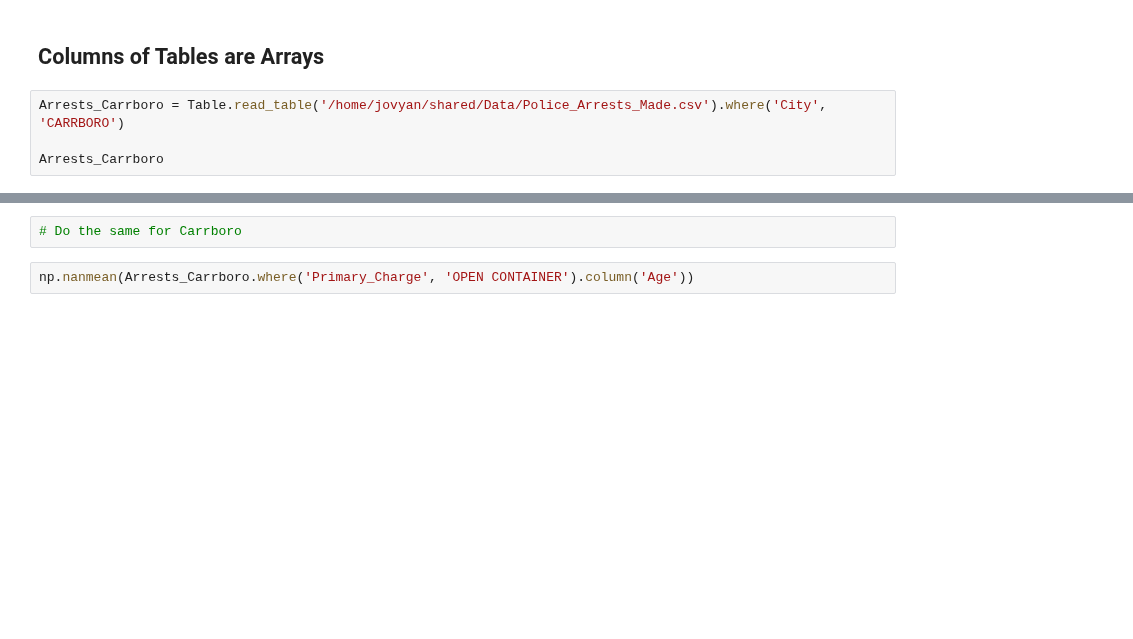
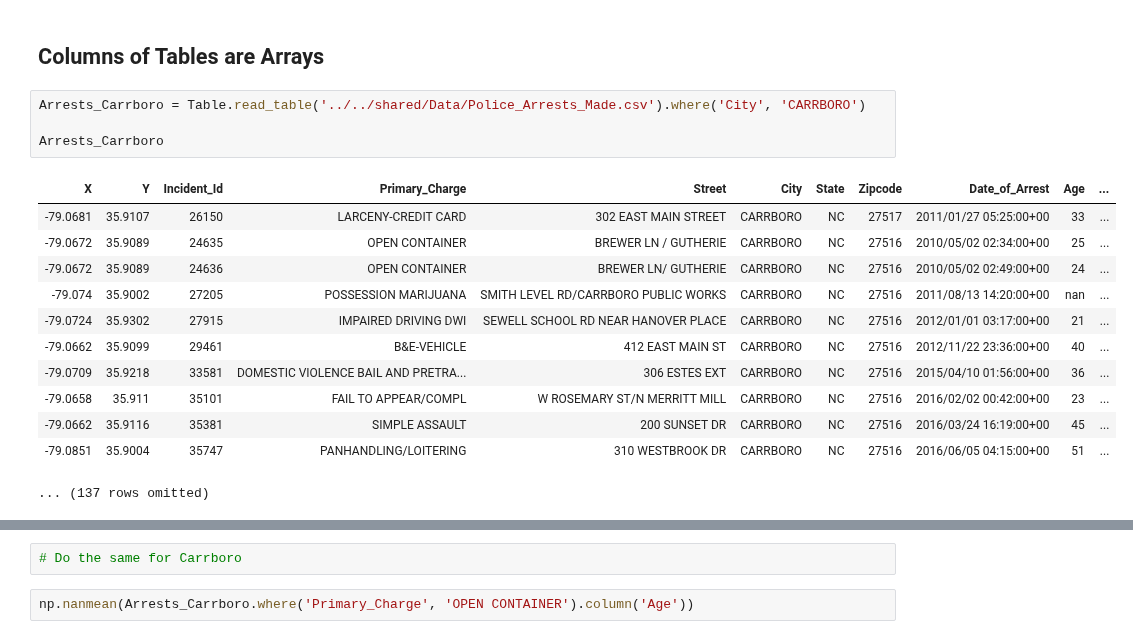
Before and after one commit to AjaxAcheles/STOR-120, a Jupyter notebook: Lectures/Lec 3/STOR 120 - Lecture 03 - Fa26.ipynb, the cells around one changed output, grey strips where cells are left out. Drawn from its saved outputs; the diff is of its cells as text; blank space fills up the shorter version.

```diff
--- a/Lectures/Lec 3/STOR 120 - Lecture 03 - Fa26.ipynb
+++ b/Lectures/Lec 3/STOR 120 - Lecture 03 - Fa26.ipynb
@@ -134,8 +335,21 @@ make_array('a', 'b', 'c')
 # %% [markdown]
 ## Columns of Tables are Arrays ##
 # %%
-Arrests_Carrboro = Table.read_table('/home/jovyan/shared/Data/Police_Arrests_Made.csv').where('City', 'CARRBORO')
+Arrests_Carrboro = Table.read_table('../../shared/Data/Police_Arrests_Made.csv').where('City', 'CARRBORO')
 
 Arrests_Carrboro
+# %% [output]
+| X | Y | Incident_Id | Primary_Charge | Street | City | State | Zipcode | Date_of_Arrest | Age | ... |
+| -79.0681 | 35.9107 | 26150 | LARCENY-CREDIT CARD | 302 EAST MAIN STREET | CARRBORO | NC | 27517 | 2011/01/27 05:25:00+00 | 33 | ... |
+| -79.0672 | 35.9089 | 24635 | OPEN CONTAINER | BREWER LN / GUTHERIE | CARRBORO | NC | 27516 | 2010/05/02 02:34:00+00 | 25 | ... |
+| -79.0672 | 35.9089 | 24636 | OPEN CONTAINER | BREWER LN/ GUTHERIE | CARRBORO | NC | 27516 | 2010/05/02 02:49:00+00 | 24 | ... |
+| -79.074 | 35.9002 | 27205 | POSSESSION MARIJUANA | SMITH LEVEL RD/CARRBORO PUBLIC WORKS | CARRBORO | NC | 27516 | 2011/08/13 14:20:00+00 | nan | ... |
+| -79.0724 | 35.9302 | 27915 | IMPAIRED DRIVING DWI | SEWELL SCHOOL RD NEAR HANOVER PLACE | CARRBORO | NC | 27516 | 2012/01/01 03:17:00+00 | 21 | ... |
+| -79.0662 | 35.9099 | 29461 | B&E-VEHICLE | 412 EAST MAIN ST | CARRBORO | NC | 27516 | 2012/11/22 23:36:00+00 | 40 | ... |
+| -79.0709 | 35.9218 | 33581 | DOMESTIC VIOLENCE BAIL AND PRETRA... | 306 ESTES EXT | CARRBORO | NC | 27516 | 2015/04/10 01:56:00+00 | 36 | ... |
+| -79.0658 | 35.911 | 35101 | FAIL TO APPEAR/COMPL | W ROSEMARY ST/N MERRITT MILL | CARRBORO | NC | 27516 | 2016/02/02 00:42:00+00 | 23 | ... |
+| -79.0662 | 35.9116 | 35381 | SIMPLE ASSAULT | 200 SUNSET DR | CARRBORO | NC | 27516 | 2016/03/24 16:19:00+00 | 45 | ... |
+| -79.0851 | 35.9004 | 35747 | PANHANDLING/LOITERING | 310 WESTBROOK DR | CARRBORO | NC | 27516 | 2016/06/05 04:15:00+00 | 51 | ... |
+... (137 rows omitted)
 # %%
 Arrests_Carrboro.select('Age')
```
Also changed, not shown: parts of 72 cells of this notebook.
